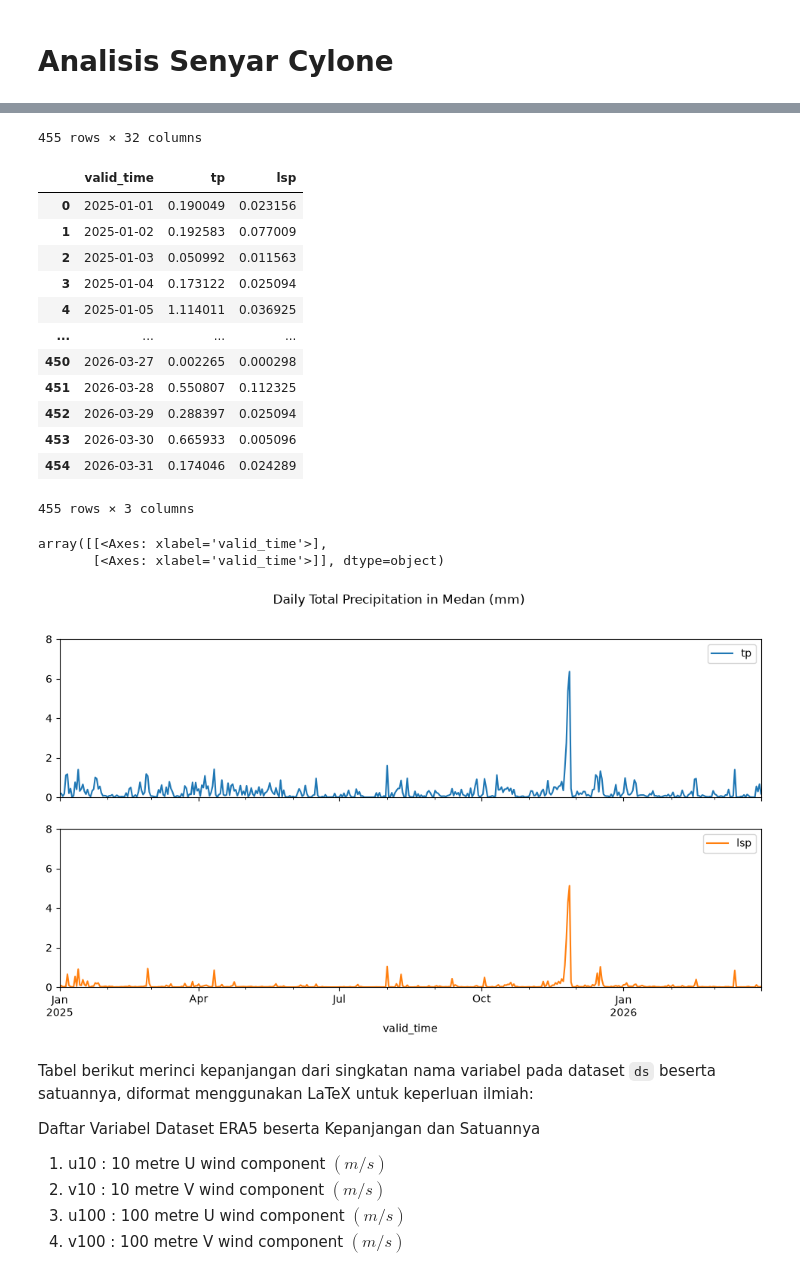
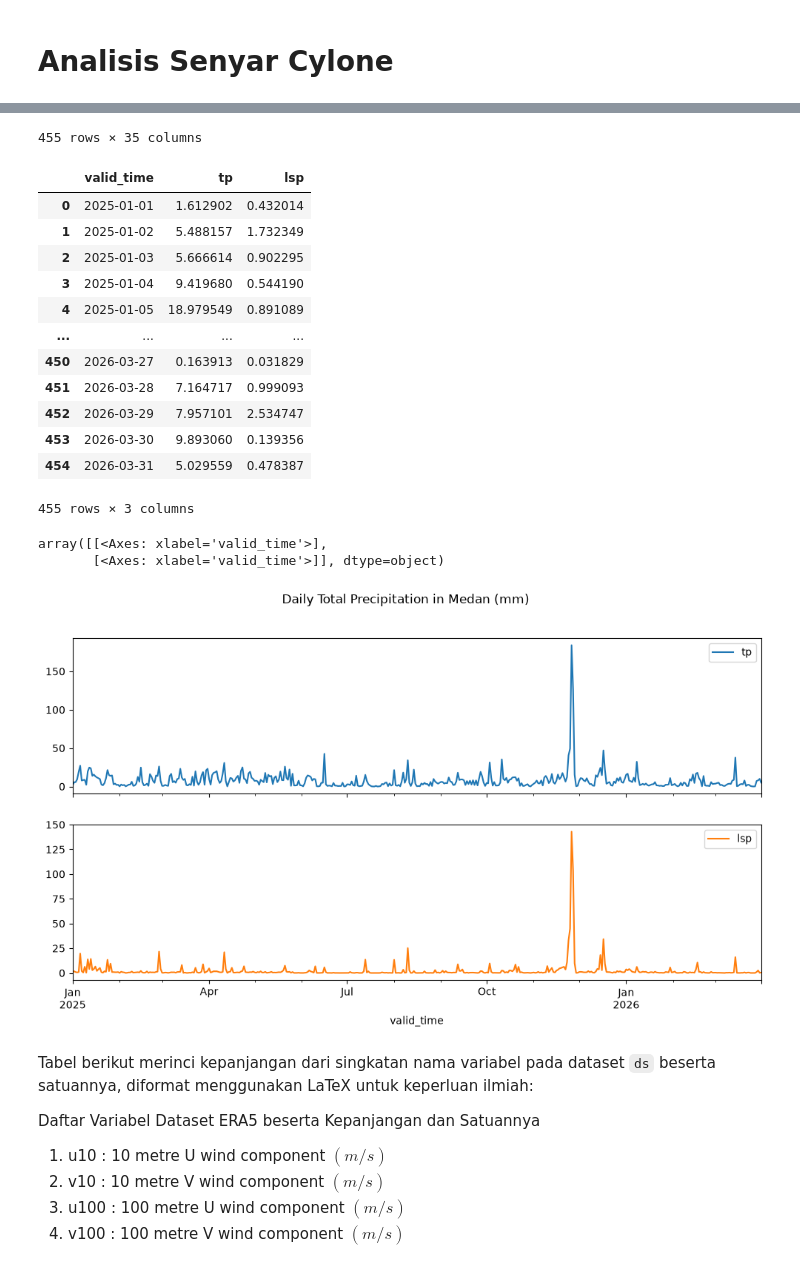
Before and after one commit to apriarami789/Senyar_Cylone, a Jupyter notebook: SenyarCylone_ERA5_Analysis.ipynb, the cells around one changed output, grey strips where cells are left out. Saved outputs shown, nothing was run; the diff lists cells and outputs as text; code cells hidden in the pictures.

```diff
--- a/SenyarCylone_ERA5_Analysis.ipynb
+++ b/SenyarCylone_ERA5_Analysis.ipynb
@@ -13,7 +15,5 @@ import seaborn as sns
 # %%
 # melihat data single layer harian ERA5_Reanalysis
-path_top = Path("D:/ERA5_REANALYSIS")
-ds = xr.open_dataset(path_top / "ERA5_SingleLevel_DailyMean_20250101-20260331.nc", engine="netcdf4")
-
+ds = xr.open_dataset(path_top / "ERA5_SingleLevel_DailyMeanandSum_20250101-20260331.nc", engine="netcdf4")
 display(ds)
 # %% [output]
@@ -52,5 +98,5 @@ display(df_medan_mean_time)
 daily_tp = df_medan_mean_time[['valid_time', 'tp','lsp']].copy()
 daily_tp[['tp','lsp']] = daily_tp[['tp','lsp']] * 1000  # Convert from meters to millimeters
 display(daily_tp)
-daily_tp.plot(kind='line', x='valid_time', y=['tp','lsp'], subplots=True, layout=(2, 1), figsize=(12, 6), ylim=(0, 8), title='Daily Total Precipitation in Medan (mm)')
+daily_tp.plot(kind='line', x='valid_time', y=['tp','lsp'], subplots=True, layout=(2, 1), figsize=(12, 6), title='Daily Total Precipitation in Medan (mm)')
 # %% [output]
@@ -69,20 +115,20 @@ daily_tp.plot(kind='line', x='valid_time', y=['tp','lsp'], subplots=True, layout
-455 rows × 32 columns
+455 rows × 35 columns
 |  | valid_time | tp | lsp |
-| 0 | 2025-01-01 | 0.190049 | 0.023156 |
-| 1 | 2025-01-02 | 0.192583 | 0.077009 |
-| 2 | 2025-01-03 | 0.050992 | 0.011563 |
-| 3 | 2025-01-04 | 0.173122 | 0.025094 |
-| 4 | 2025-01-05 | 1.114011 | 0.036925 |
+| 0 | 2025-01-01 | 1.612902 | 0.432014 |
+| 1 | 2025-01-02 | 5.488157 | 1.732349 |
+| 2 | 2025-01-03 | 5.666614 | 0.902295 |
+| 3 | 2025-01-04 | 9.419680 | 0.544190 |
+| 4 | 2025-01-05 | 18.979549 | 0.891089 |
 | ... | ... | ... | ... |
-| 450 | 2026-03-27 | 0.002265 | 0.000298 |
-| 451 | 2026-03-28 | 0.550807 | 0.112325 |
-| 452 | 2026-03-29 | 0.288397 | 0.025094 |
-| 453 | 2026-03-30 | 0.665933 | 0.005096 |
-| 454 | 2026-03-31 | 0.174046 | 0.024289 |
+| 450 | 2026-03-27 | 0.163913 | 0.031829 |
+| 451 | 2026-03-28 | 7.164717 | 0.999093 |
+| 452 | 2026-03-29 | 7.957101 | 2.534747 |
+| 453 | 2026-03-30 | 9.893060 | 0.139356 |
+| 454 | 2026-03-31 | 5.029559 | 0.478387 |
 455 rows × 3 columns
 array([[<Axes: xlabel='valid_time'>],
        [<Axes: xlabel='valid_time'>]], dtype=object)
-[figure, old version]
+[figure, new version]
 # %% [markdown]
 Tabel berikut merinci kepanjangan dari singkatan nama variabel pada dataset `ds` beserta satuannya, diformat menggunakan LaTeX untuk keperluan ilmiah:
 
```
Also changed, not shown: parts of 11 cells of this notebook, 31 other files.
